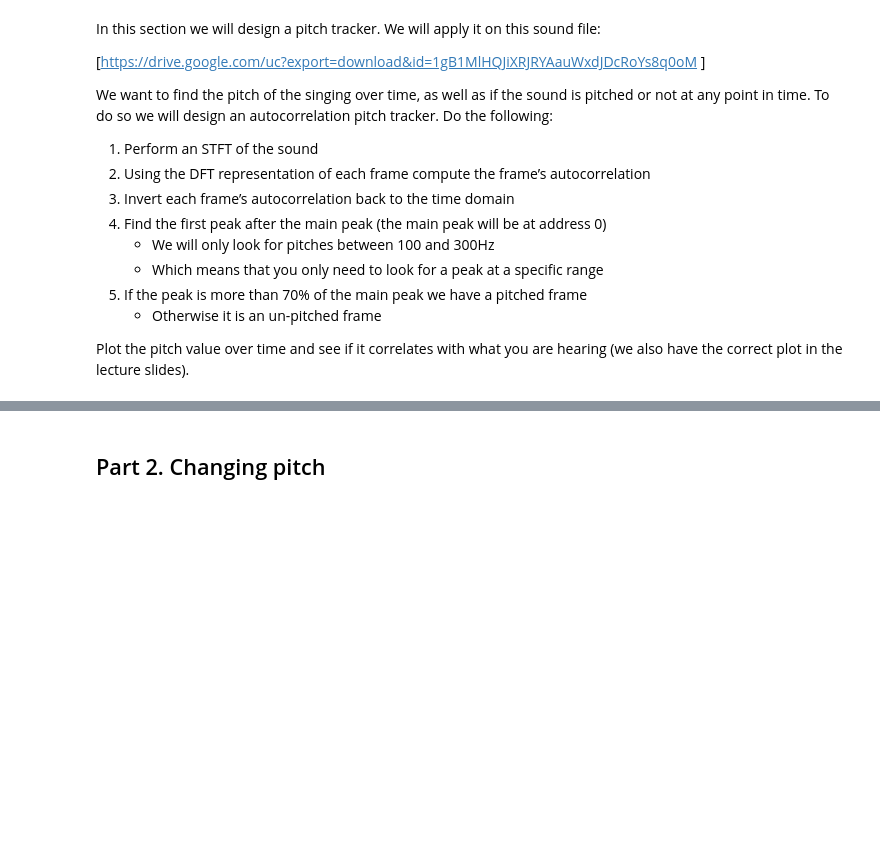
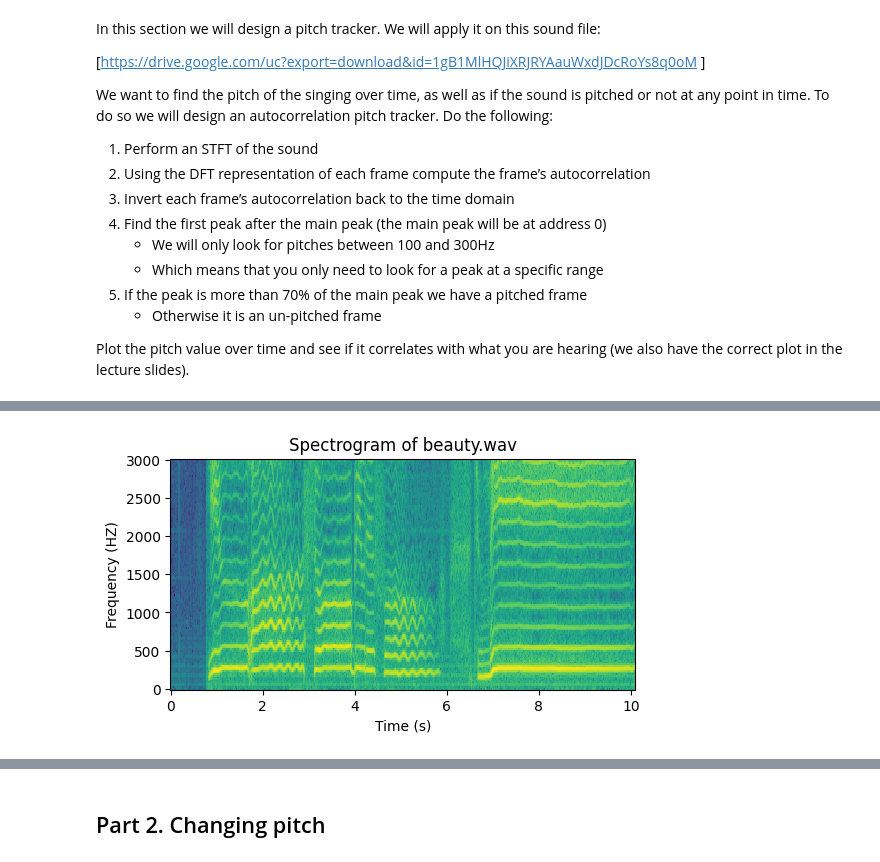
Before and after one commit to aditk3/CS448-Labs, a Jupyter notebook: Lab 7/Lab 7 - Pitch Tracking and Modifications.ipynb, the cells around one changed output, grey strips where cells are left out. Cells and saved outputs as stored; diff of their text form; code cells hidden in the pictures; blank space fills up the shorter version.

```diff
--- a/Lab 7/Lab 7 - Pitch Tracking and Modifications.ipynb
+++ b/Lab 7/Lab 7 - Pitch Tracking and Modifications.ipynb
@@ -1,2 +1,15 @@
 # %% [markdown]
 # CS448 - Lab 7: Pitch tracking and modifications
+# %%
+### IMPORTS & SETUP ###
+
+import matplotlib.pyplot as plt
+
+plt.rcParams["figure.figsize"] = (6, 3)
+
+import numpy as np
+from scipy.io import wavfile
+from scipy.signal import find_peaks, lfilter, butter, freqz
+from numpy.fft import irfft
+
+DRAW_GRAPHS = True
@@ -24,0 +139,15 @@ raise NotImplementedError()
+# %%
+# Loading the sound file
+fname = 'beauty.wav'
+fs, input_sound = wavfile.read(f'./data/{fname}')
+input_sound = normalize_signal(input_sound)
+
+sound(input_sound, rate=fs, label=fname)
+
+stft_out = stft(input_sound, DFT_SIZE, HOP_SIZE, ZERO_PAD, WINDOW)
+plot_spectrogram(stft_out,
+                 input_sound,
+                 fs,
+                 3000,
+                 title=f'Spectrogram of {fname}')
+# %% [output]
@@ -24,0 +155 @@ raise NotImplementedError()
+[figure, added]
```
Also changed, not shown: parts of 8 cells of this notebook, 1 other file.
